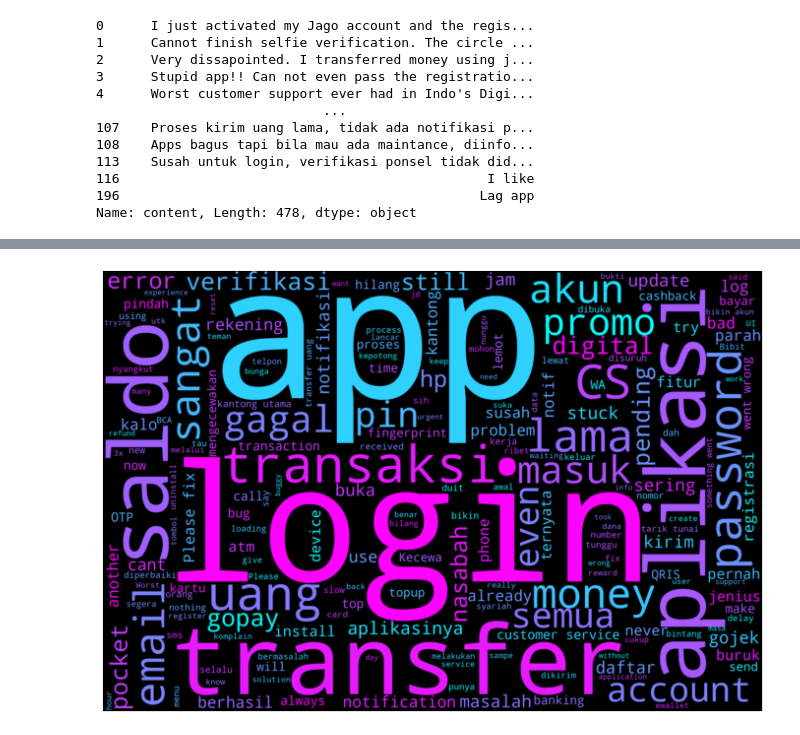
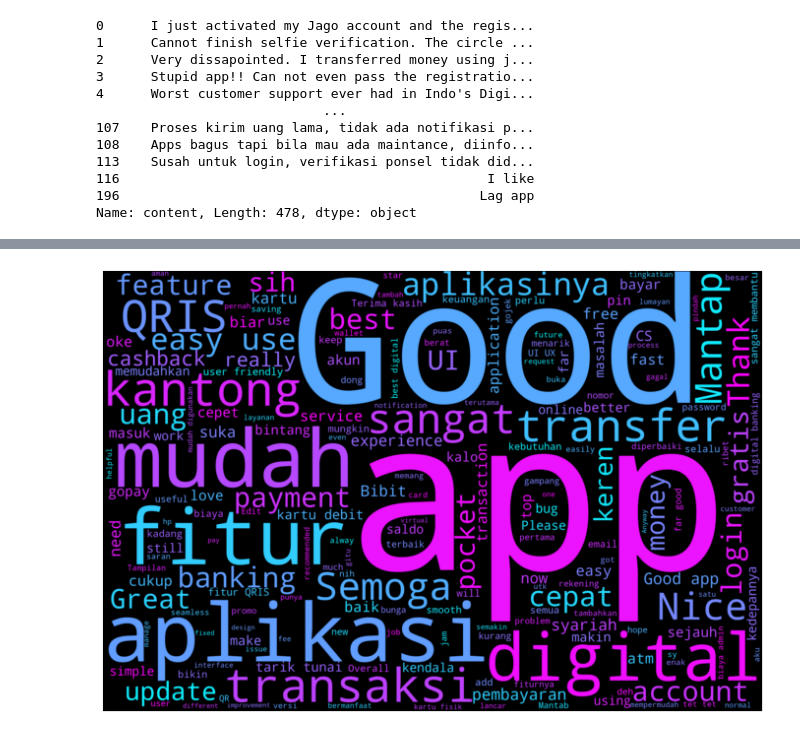
Before and after one commit to zulfijauh/Cheatsheet, a Jupyter notebook: Bank_Jago_Review_from_Playstore.ipynb, the cells around one changed output, grey strips where cells are left out. Saved outputs shown, nothing was run; the diff lists cells and outputs as text; code cells hidden in the pictures.

Commit message:
Add good review

```diff
--- a/Bank_Jago_Review_from_Playstore.ipynb
+++ b/Bank_Jago_Review_from_Playstore.ipynb
@@ -101,0 +136,20 @@ wordcloud = WordCloud(width = 3000, height = 2000, background_color='black',colo
+# %%
+score_4 = reviews_all('com.jago.digitalBanking',
+                      sleep_milliseconds=0,
+                      country='id',
+                      sort=Sort.MOST_RELEVANT,
+                      filter_score_with= 4
+                      )
+
+score_5 = reviews_all('com.jago.digitalBanking',
+                      sleep_milliseconds=0,
+                      country='id',
+                      sort=Sort.MOST_RELEVANT,
+                      filter_score_with= 5
+                      )
+# %%
+# Membuat dataframe dengan mnggabungkan data dari rating 1 - 3
+good = pd.DataFrame(score_4).append(pd.DataFrame(score_5))
+# Filter hanya di tahun 2022
+good = good[good['at'].dt.year == 2022]
+good.head()
@@ -102,7 +163,13 @@ wordcloud = WordCloud(width = 3000, height = 2000, background_color='black',colo
+# %%
+#menggabungkan seluruh review menjadi satu kelompok
+good_text = " ".join(review for review in good.content)
 # %%
+# Membuat word cloud image:
+wordcloud = WordCloud(width = 3000, height = 2000, background_color='black',colormap = 'cool', stopwords = stopword_id, max_words=200).generate(good_text)
+
 # Display wordcloud
 plt.figure(figsize=(12, 25))
 plt.imshow(wordcloud,interpolation='bilinear')
 plt.axis("off");
 # %% [output]
-[figure, old version]
+[figure, new version]
```
Also changed, not shown: parts of 12 cells of this notebook.
